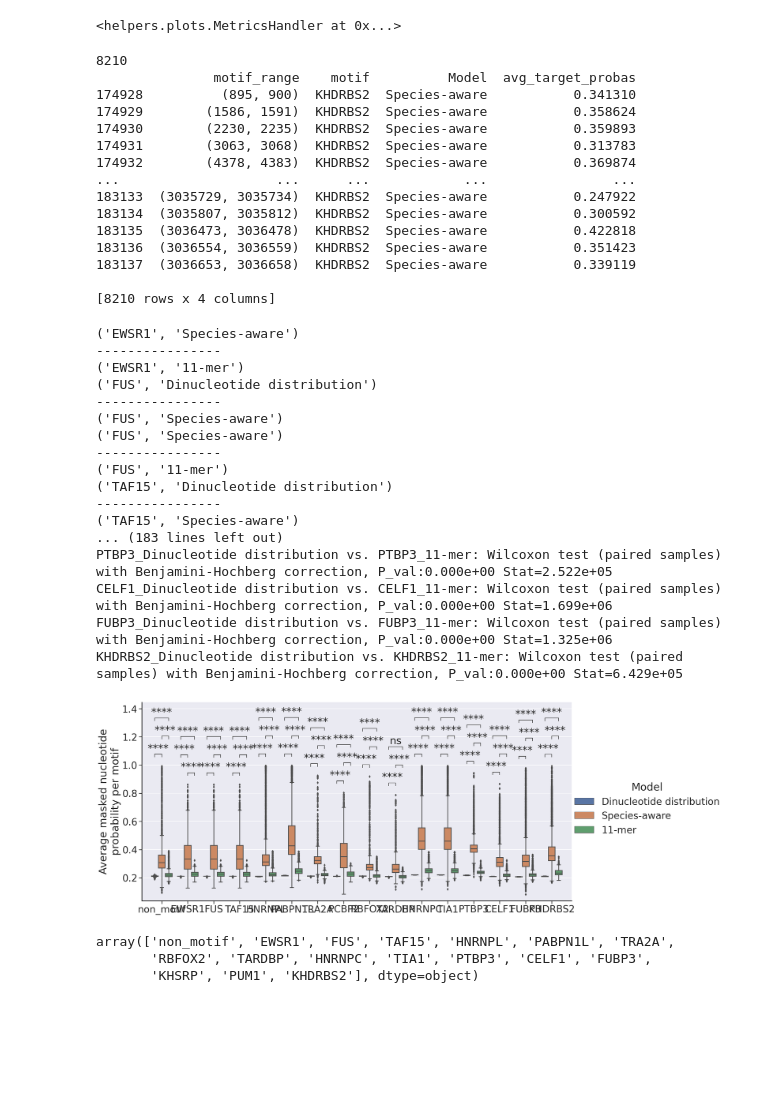
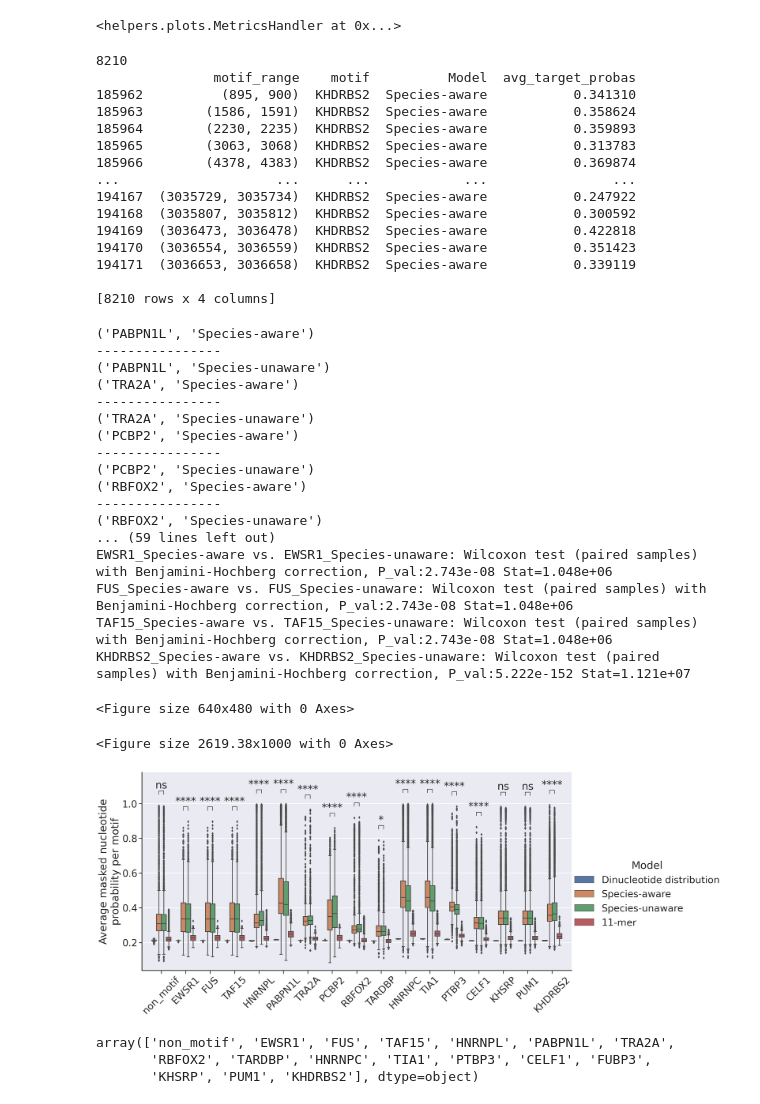
Before and after one commit to AnasShahzad1996/SpeciesAwareDNA-MLM, a Jupyter notebook: notebooks/plotting.ipynb, the cells around one changed output. Saved outputs shown, nothing was run; the diff lists cells and outputs as text; code cells hidden in the pictures; blank space fills up the shorter version.

Commit message:
species unaware model

```diff
--- a/notebooks/plotting.ipynb
+++ b/notebooks/plotting.ipynb
@@ -69,11 +73,13 @@ model_paths = os.listdir(results_dir)
 if "random" in model_paths:
     model_paths.remove("random")
 
+
 # work around as plots.py doesn't use os.path.join to join paths...
 model_names = list(map(lambda x: os.path.basename(x), model_paths))
 model_map = {"dinuc": "Dinucleotide distribution",
              "11mer": "11-mer",
              "species_aware": "Species-aware",
+             "species_unaware": "Species-unaware",
              }
 
 model_names = list(map(lambda x: model_map[x], model_names))
@@ -137,7 +143,7 @@ def fix(x):
 # adding gpar positions here
 
 cols = ["motif_range","motif","model","avg_target_probas"]
-keep_models = ["Dinucleotide distribution","11-mer", "Species-aware"]
+keep_models = ["Dinucleotide distribution","11-mer", "Species-aware", "Species-unaware"]
 
 scer_df_gpar = scer_mh.motif_df_l[scer_mh.motif_df_l["model"].isin(keep_models)]
 
@@ -164,22 +170,22 @@ print(plot_df.query("motif=='KHDRBS2' and Model=='Species-aware'"))
 # %% [output]
 8210
                motif_range    motif          Model  avg_target_probas
-174928          (895, 900)  KHDRBS2  Species-aware           0.341310
-174929        (1586, 1591)  KHDRBS2  Species-aware           0.358624
-174930        (2230, 2235)  KHDRBS2  Species-aware           0.359893
-174931        (3063, 3068)  KHDRBS2  Species-aware           0.313783
-174932        (4378, 4383)  KHDRBS2  Species-aware           0.369874
+185962          (895, 900)  KHDRBS2  Species-aware           0.341310
+185963        (1586, 1591)  KHDRBS2  Species-aware           0.358624
+185964        (2230, 2235)  KHDRBS2  Species-aware           0.359893
+185965        (3063, 3068)  KHDRBS2  Species-aware           0.313783
+185966        (4378, 4383)  KHDRBS2  Species-aware           0.369874
 ...                    ...      ...            ...                ...
-183133  (3035729, 3035734)  KHDRBS2  Species-aware           0.247922
-183134  (3035807, 3035812)  KHDRBS2  Species-aware           0.300592
-183135  (3036473, 3036478)  KHDRBS2  Species-aware           0.422818
-183136  (3036554, 3036559)  KHDRBS2  Species-aware           0.351423
-183137  (3036653, 3036658)  KHDRBS2  Species-aware           0.339119
+194167  (3035729, 3035734)  KHDRBS2  Species-aware           0.247922
+194168  (3035807, 3035812)  KHDRBS2  Species-aware           0.300592
+194169  (3036473, 3036478)  KHDRBS2  Species-aware           0.422818
+194170  (3036554, 3036559)  KHDRBS2  Species-aware           0.351423
+194171  (3036653, 3036658)  KHDRBS2  Species-aware           0.339119
 
 [8210 rows x 4 columns]
 # %%
 # plot
-
+plt.clf()
 plot_significance = True
 
 order = list(plot_df["motif"].unique())
@@ -188,10 +194,13 @@ mots = order
 
 mods = [#("Dinucleotide distribution", "Species-agnostic"),
         #("Species-agnostic","Species-aware"),
-        ("Dinucleotide distribution", "Species-aware"),
+        #("Dinucleotide distribution", "Species-aware"),
+        #("Dinucleotide distribution", "Species-unaware"),
         #("11-mer", "Species-agnostic"),
-        ("11-mer","Species-aware"),
-        ("Dinucleotide distribution", "11-mer"),
+        #("11-mer","Species-aware"),
+        #("11-mer","Species-unaware"),
+        ("Species-aware", "Species-unaware"),
+        #("Dinucleotide distribution", "11-mer"),
         #("DNABERT", "Species-agnostic"),
         #("DNABERT","Species-aware"),
         #("Dinucleotide distribution", "DNABERT"),
@@ -202,48 +211,50 @@ mods = [#("Dinucleotide distribution", "Species-agnostic"),
 g = sns.catplot(data=plot_df, x="motif", y="avg_target_probas", hue="Model",kind="box", height=10, aspect=2.0,
            order=order, estimator=np.mean)#, palette=custom_colors)
 
-plt.xticks(ticks = range(0,len(order)),labels=labels)
+plt.xticks(rotation = 45, ticks = range(0,len(order)),labels=labels)
 #plt.yticks(ticks=[0.2,0.4,0.6,0.8,1.0])
 
 if plot_significance:
     pairs=[]
 
     for m in mots:
         for mod in mods:
             pairs.append(((m,mod[0]),(m,mod[1])))
 
     for ax_n in g.axes:
         for ax in ax_n:
             # do I need to subset the data?
             annotator = Annotator(ax, pairs, data=plot_df, x="motif", y="avg_target_probas", hue="Model")
             #    order=order)
             annotator.configure(test='Wilcoxon', text_format='star', loc='inside', comparisons_correction="BH")
             annotator.apply_and_annotate()
 
 
 
 plt.xlabel("")
 plt.ylabel("Average masked nucleotide\nprobability per motif")
 plt.show()
 # %% [output]
-('EWSR1', 'Species-aware')
+('PABPN1L', 'Species-aware')
 ----------------
-('EWSR1', '11-mer')
-('FUS', 'Dinucleotide distribution')
+('PABPN1L', 'Species-unaware')
+('TRA2A', 'Species-aware')
 ----------------
-('FUS', 'Species-aware')
-('FUS', 'Species-aware')
+('TRA2A', 'Species-unaware')
+('PCBP2', 'Species-aware')
 ----------------
-('FUS', '11-mer')
-('TAF15', 'Dinucleotide distribution')
+('PCBP2', 'Species-unaware')
+('RBFOX2', 'Species-aware')
 ----------------
-('TAF15', 'Species-aware')
-... (183 lines left out)
-PTBP3_Dinucleotide distribution vs. PTBP3_11-mer: Wilcoxon test (paired samples) with Benjamini-Hochberg correction, P_val:0.000e+00 Stat=2.522e+05
-CELF1_Dinucleotide distribution vs. CELF1_11-mer: Wilcoxon test (paired samples) with Benjamini-Hochberg correction, P_val:0.000e+00 Stat=1.699e+06
-FUBP3_Dinucleotide distribution vs. FUBP3_11-mer: Wilcoxon test (paired samples) with Benjamini-Hochberg correction, P_val:0.000e+00 Stat=1.325e+06
-KHDRBS2_Dinucleotide distribution vs. KHDRBS2_11-mer: Wilcoxon test (paired samples) with Benjamini-Hochberg correction, P_val:0.000e+00 Stat=6.429e+05
+('RBFOX2', 'Species-unaware')
+... (59 lines left out)
+EWSR1_Species-aware vs. EWSR1_Species-unaware: Wilcoxon test (paired samples) with Benjamini-Hochberg correction, P_val:2.743e-08 Stat=1.048e+06
+FUS_Species-aware vs. FUS_Species-unaware: Wilcoxon test (paired samples) with Benjamini-Hochberg correction, P_val:2.743e-08 Stat=1.048e+06
+TAF15_Species-aware vs. TAF15_Species-unaware: Wilcoxon test (paired samples) with Benjamini-Hochberg correction, P_val:2.743e-08 Stat=1.048e+06
+KHDRBS2_Species-aware vs. KHDRBS2_Species-unaware: Wilcoxon test (paired samples) with Benjamini-Hochberg correction, P_val:5.222e-152 Stat=1.121e+07
+<Figure size 640x480 with 0 Axes>
+<Figure size 2619.38x1000 with 0 Axes>
-[figure, old version]
+[figure, new version]
 # %%
 plot_df["motif"].unique()
 # %% [output]
```
Also changed, not shown: parts of 4 cells of this notebook, 1 other file.
